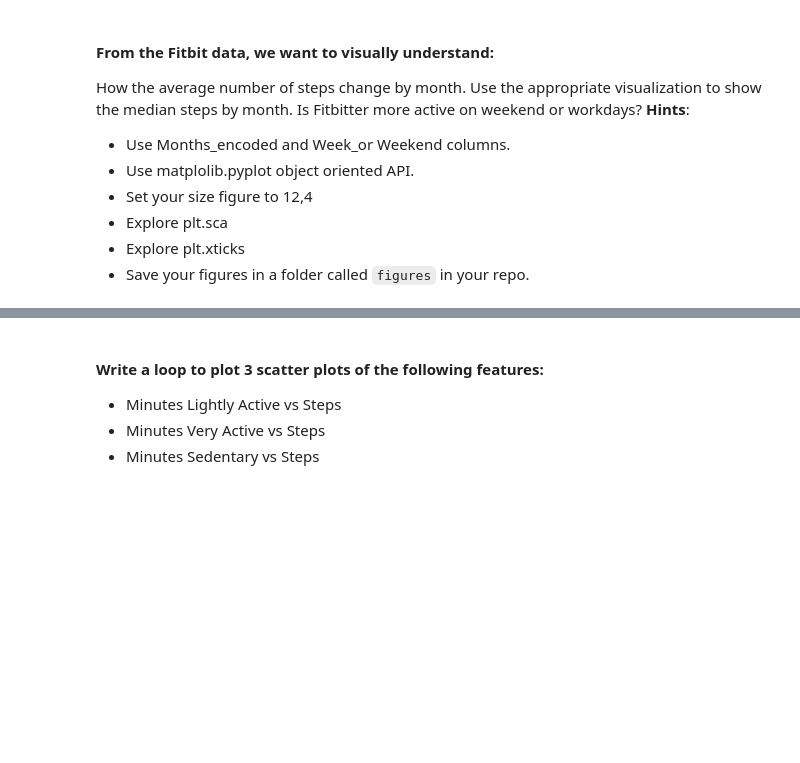
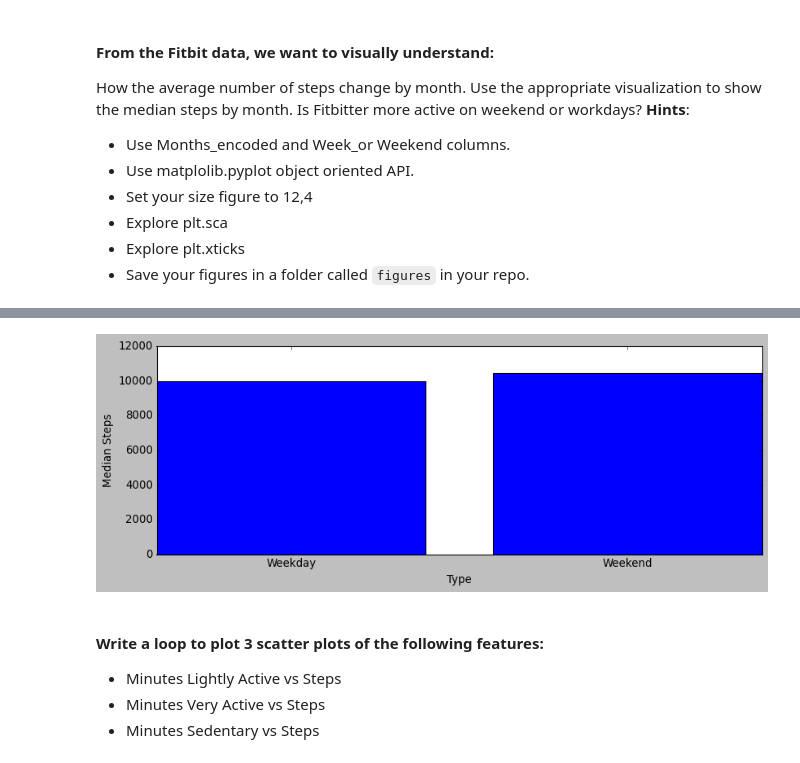
Before and after one commit to Ironhack-Data-Madrid-Abril-2023/5.2-lab_matplotlib_seaborn, a Jupyter notebook: your-code/main.ipynb, the cells around one changed output, grey strips where cells are left out. Drawn from its saved outputs; the diff is of its cells as text; code cells hidden in the pictures; blank space fills up the shorter version.

```diff
--- a/your-code/main.ipynb
+++ b/your-code/main.ipynb
@@ -54,3 +62,17 @@ How the average number of steps change by month. Use the appropriate visualizati
+# %%
+# AVERAGE STEPS BY WORK_OR_WEEKEND
+# your code here
+avg_steps_weekday = fitbit.groupby('Work_or_Weekend')['Steps'].median()
+
+fig, ax = plt.subplots(figsize=(12, 4))
+ax.bar(avg_steps_weekday.index, avg_steps_weekday)
+ax.set_xlabel('Type')
+ax.set_ylabel('Median Steps')
+plt.xticks([0, 1], ['Weekday', 'Weekend'])
+
+plt.savefig('../figures/avg_steps_weekday.png')
+# %% [output]
+[figure, added]
 # %% [markdown]
 #### Write a loop to plot 3 scatter plots of the following features:
 
```
Also changed, not shown: parts of 7 cells of this notebook, 3 other files.
